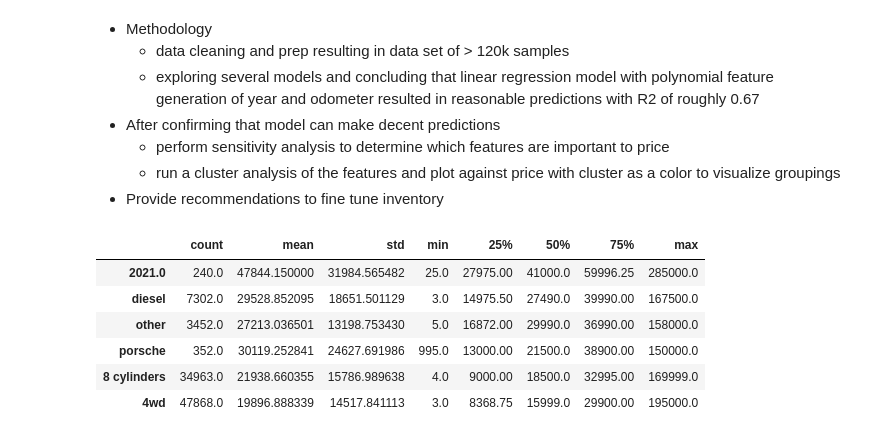
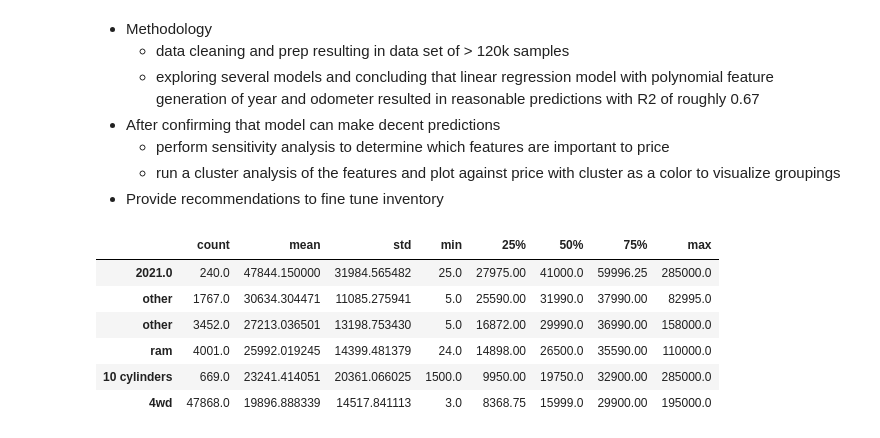
Before and after one commit to pasmith/ucb-mlai-mod-11, a Jupyter notebook: prompt_II.ipynb, the cells around one changed output. Saved outputs shown, nothing was run; the diff lists cells and outputs as text; code cells hidden in the pictures.

```diff
--- a/prompt_II.ipynb
+++ b/prompt_II.ipynb
@@ -738,20 +815,21 @@ Now that we've settled on our models and findings, it is time to deliver the inf
   - run a cluster analysis of the features and plot against price with cluster as a color to visualize groupings
 - Provide recommendations to fine tune inventory
 # %%
-n = 1
+n = 1             # top n values
+pct = '50%'       # percentile value. this is the median value. 1/2 the vehicles in this group cost more, 1/2 cost less
 pd.concat([
-  cars.groupby('year').describe()[['price']].droplevel(0, axis=1).sort_values('75%', ascending=False).query('count > 100').head(n),
-  cars.groupby('fuel').describe()[['price']].droplevel(0, axis=1).sort_values('75%', ascending=False).query('count > 100').head(n),
-  cars.groupby('type').describe()[['price']].droplevel(0, axis=1).sort_values('75%', ascending=False).query('count > 100').head(n),
-  cars.groupby('manufacturer').describe()[['price']].droplevel(0, axis=1).sort_values('75%', ascending=False).query('count > 100').head(n),
-  cars.groupby('cylinders').describe()[['price']].droplevel(0, axis=1).sort_values('75%', ascending=False).query('count > 100').head(n),
-  cars.groupby('drive').describe()[['price']].droplevel(0, axis=1).sort_values('75%', ascending=False).query('count > 100').head(n),
+  cars.groupby('year').describe()[['price']].droplevel(0, axis=1).sort_values(pct, ascending=False).query('count > 100').head(n),
+  cars.groupby('fuel').describe()[['price']].droplevel(0, axis=1).sort_values(pct, ascending=False).query('count > 100').head(n),
+  cars.groupby('type').describe()[['price']].droplevel(0, axis=1).sort_values(pct, ascending=False).query('count > 100').head(n),
+  cars.groupby('manufacturer').describe()[['price']].droplevel(0, axis=1).sort_values(pct, ascending=False).query('count > 100').head(n),
+  cars.groupby('cylinders').describe()[['price']].droplevel(0, axis=1).sort_values(pct, ascending=False).query('count > 100').head(n),
+  cars.groupby('drive').describe()[['price']].droplevel(0, axis=1).sort_values(pct, ascending=False).query('count > 100').head(n),
 ])
 # %% [output]
 |  | count | mean | std | min | 25% | 50% | 75% | max |
 | 2021.0 | 240.0 | 47844.150000 | 31984.565482 | 25.0 | 27975.00 | 41000.0 | 59996.25 | 285000.0 |
-| diesel | 7302.0 | 29528.852095 | 18651.501129 | 3.0 | 14975.50 | 27490.0 | 39990.00 | 167500.0 |
+| other | 1767.0 | 30634.304471 | 11085.275941 | 5.0 | 25590.00 | 31990.0 | 37990.00 | 82995.0 |
 | other | 3452.0 | 27213.036501 | 13198.753430 | 5.0 | 16872.00 | 29990.0 | 36990.00 | 158000.0 |
-| porsche | 352.0 | 30119.252841 | 24627.691986 | 995.0 | 13000.00 | 21500.0 | 38900.00 | 150000.0 |
-| 8 cylinders | 34963.0 | 21938.660355 | 15786.989638 | 4.0 | 9000.00 | 18500.0 | 32995.00 | 169999.0 |
+| ram | 4001.0 | 25992.019245 | 14399.481379 | 24.0 | 14898.00 | 26500.0 | 35590.00 | 110000.0 |
+| 10 cylinders | 669.0 | 23241.414051 | 20361.066025 | 1500.0 | 9950.00 | 19750.0 | 32900.00 | 285000.0 |
 | 4wd | 47868.0 | 19896.888339 | 14517.841113 | 3.0 | 8368.75 | 15999.0 | 29900.00 | 195000.0 |
```
Also changed, not shown: parts of 28 cells of this notebook, 9 other files.
